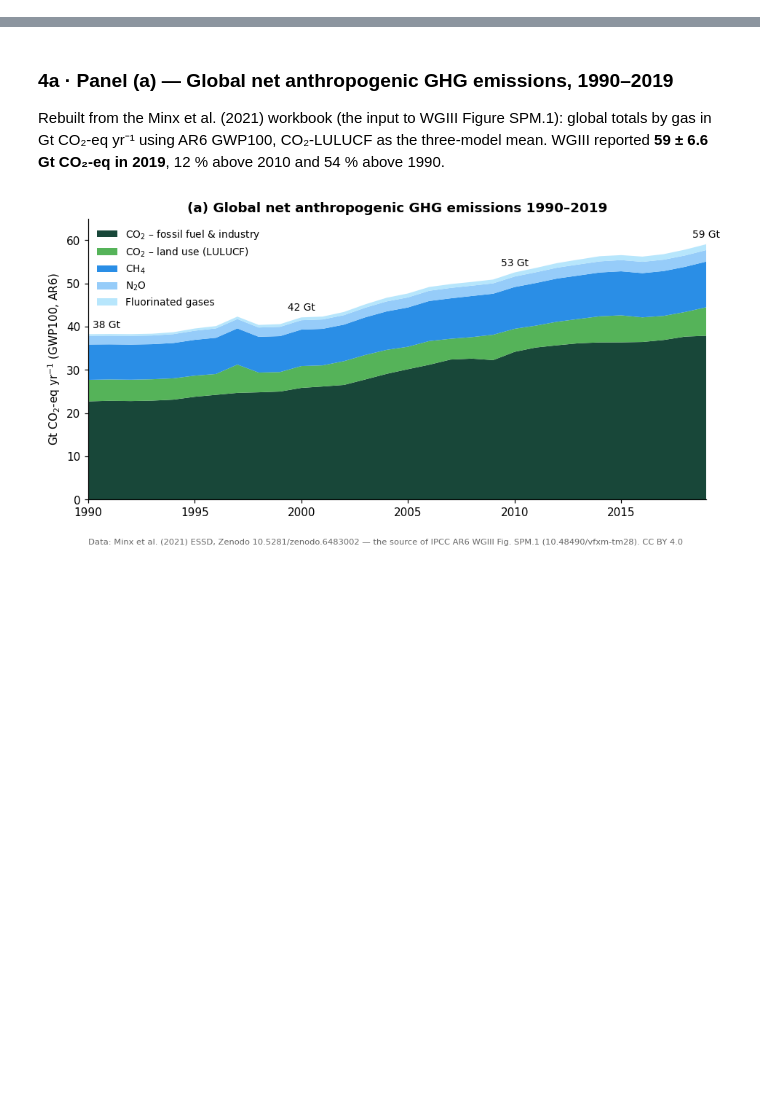
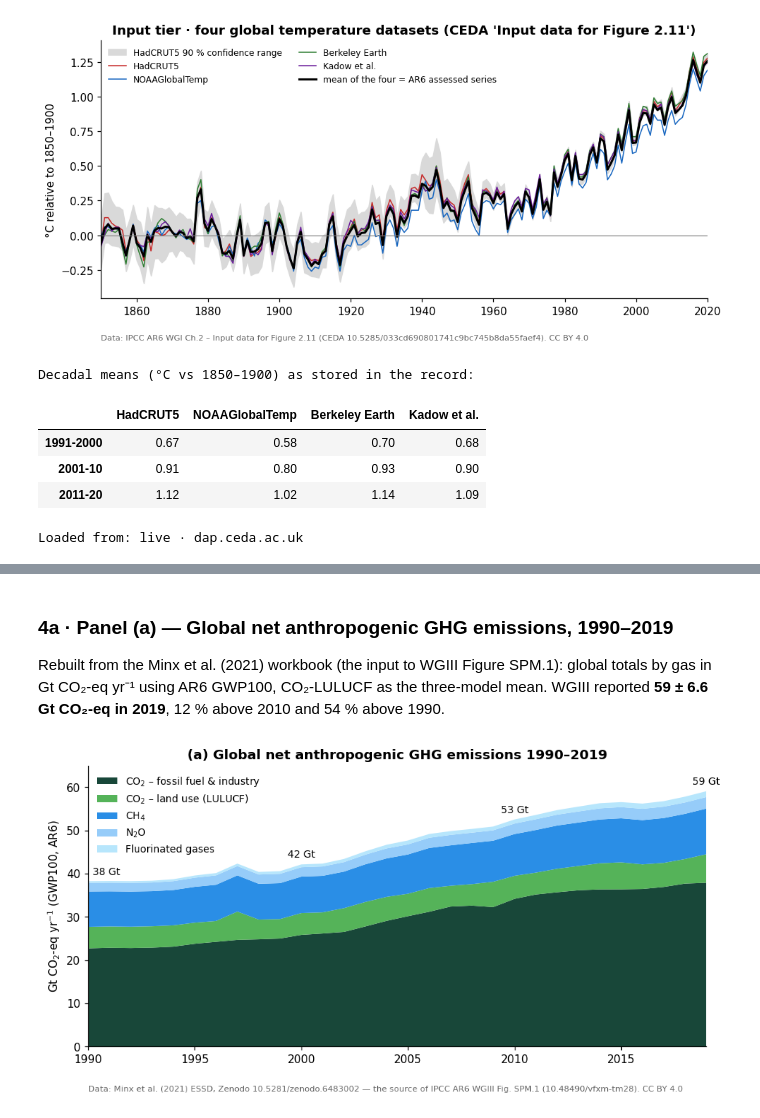
Before and after one commit to IPCC-Expert-Activity-7th-AR/ar6-syr-fig2-1-data-story, a Jupyter notebook: ar6_syr_fig2_1_data_story.ipynb, the cells around one changed output, grey strips where cells are left out. Saved outputs shown, nothing was run; the diff lists cells and outputs as text; code cells hidden in the pictures; blank space fills up the shorter version.

```diff
--- a/ar6_syr_fig2_1_data_story.ipynb
+++ b/ar6_syr_fig2_1_data_story.ipynb
@@ -108,0 +212,32 @@ The *code* that turned inputs into these numbers is public: WGI figure repositor
+# %%
+raw = read_csv("data/input/wgi_ch2_fig2_11_input/Figure_2_11c-lower_panel.csv", index_col=0)
+raw.columns = ["HadCRUT5", "NOAAGlobalTemp", "Berkeley Earth", "Kadow et al.", "_", "HadCRUT lower", "HadCRUT upper"]
+yr = pd.to_numeric(raw.index, errors="coerce")
+four = raw[yr.notna()].copy(); four.index = yr[yr.notna()].astype(int)
+decadal = raw[yr.isna() & raw.index.notna()].iloc[:, :4]
+datasets = ["HadCRUT5", "NOAAGlobalTemp", "Berkeley Earth", "Kadow et al."]
+
+fig, ax = plt.subplots(figsize=(9, 4.4))
+ax.fill_between(four.index, four["HadCRUT lower"], four["HadCRUT upper"], color="0.85", label="HadCRUT5 90 % confidence range")
+for c, col in zip(datasets, ["#c62828", "#1565c0", "#2e7d32", "#6a1b9a"]):
+    ax.plot(four.index, four[c], lw=1, color=col, label=c)
+ax.plot(four.index, four[datasets].mean(axis=1), color="k", lw=2, label="mean of the four = AR6 assessed series")
+ax.axhline(0, color="0.5", lw=0.8)
+ax.set_xlim(1850, 2020); ax.set_ylabel("°C relative to 1850–1900")
+ax.set_title("Input tier · four global temperature datasets (CEDA 'Input data for Figure 2.11')")
+ax.legend(frameon=False, fontsize=8, ncol=2, loc="upper left")
+ax.text(0, -0.16, "Data: IPCC AR6 WGI Ch.2 – Input data for Figure 2.11 (CEDA 10.5285/033cd690801741c9bc745b8da55faef4). CC BY 4.0",
+        transform=ax.transAxes, fontsize=7.5, color="0.4")
+plt.tight_layout(); plt.show()
+
+print("Decadal means (°C vs 1850–1900) as stored in the record:")
+display(decadal.tail(3).round(2))
+print("Loaded from:", SOURCE_LOG["data/input/wgi_ch2_fig2_11_input/Figure_2_11c-lower_panel.csv"])
+# %% [output]
+[figure, added]
+Decadal means (°C vs 1850–1900) as stored in the record:
+|  | HadCRUT5 | NOAAGlobalTemp | Berkeley Earth | Kadow et al. |
+| 1991-2000 | 0.67 | 0.58 | 0.70 | 0.68 |
+| 2001-10 | 0.91 | 0.80 | 0.93 | 0.90 |
+| 2011-20 | 1.12 | 1.02 | 1.14 | 1.09 |
+Loaded from: live · dap.ceda.ac.uk
```
Also changed, not shown: parts of 29 cells of this notebook, 34 other files.
